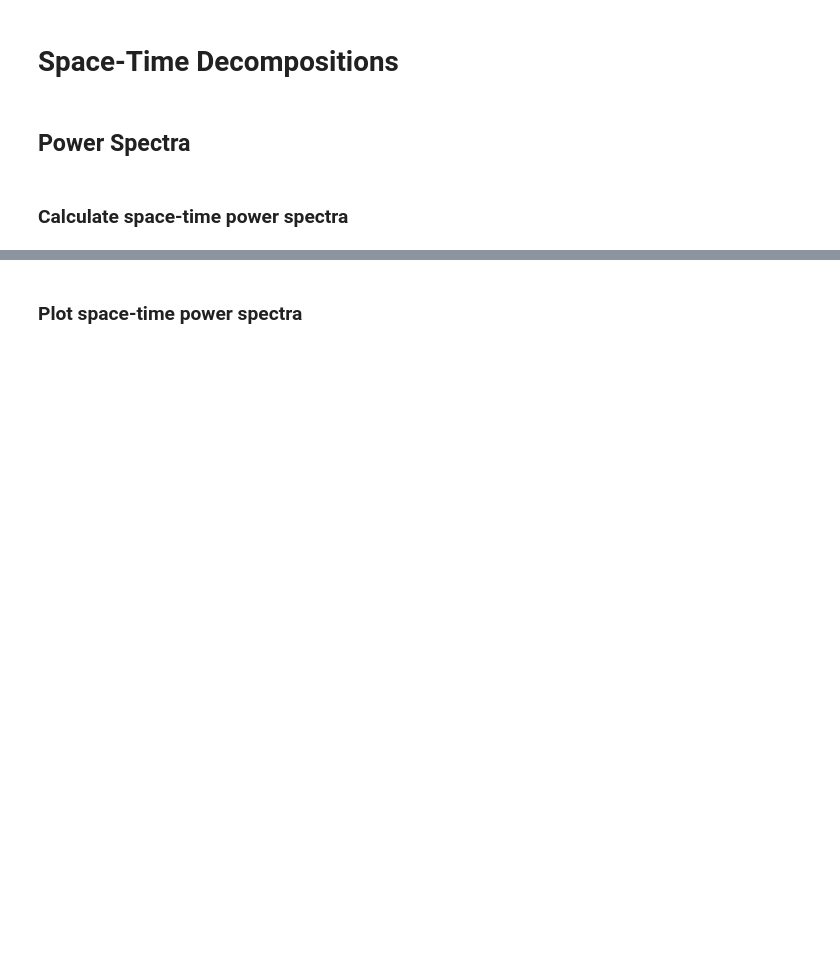
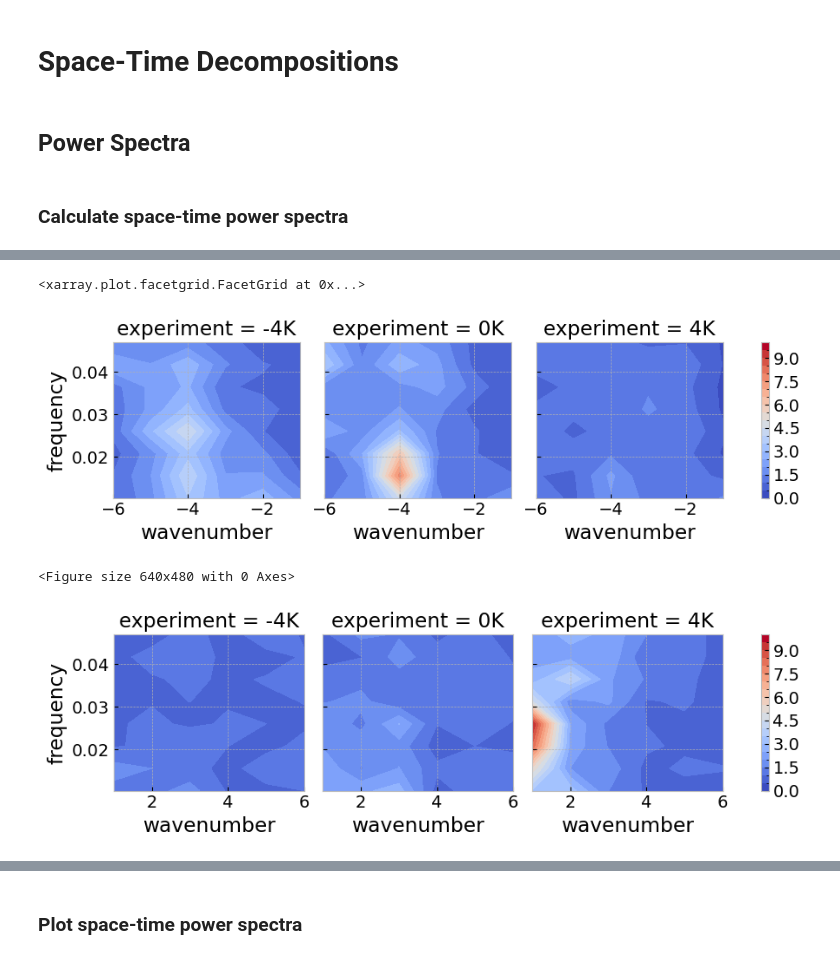
Before and after one commit to spencer-ressel/thesis-work, a Jupyter notebook: python/aquaplanet_analysis/space_time_power_spectrum_analysis.ipynb, the cells around one changed output, grey strips where cells are left out. Drawn from its saved outputs; the diff is of its cells as text; code cells hidden in the pictures; blank space fills up the shorter version.

```diff
--- a/python/aquaplanet_analysis/space_time_power_spectrum_analysis.ipynb
+++ b/python/aquaplanet_analysis/space_time_power_spectrum_analysis.ipynb
@@ -445,3 +476,12 @@ Coordinates:
+# %%
+symmetric_power_spectrum['PRCP'].sel(frequency=slice(1/100, 1/20), wavenumber=slice(-6,-1)).plot.contourf(x='wavenumber', y='frequency', col='experiment', cmap='coolwarm', levels=np.linspace(0, 10, 21))
+plt.figure()
+symmetric_power_spectrum['PRCP'].sel(frequency=slice(1/100, 1/20), wavenumber=slice(1,6)).plot.contourf(x='wavenumber', y='frequency', col='experiment', cmap='coolwarm', levels=np.linspace(0, 10, 21))
+# %% [output]
+<xarray.plot.facetgrid.FacetGrid at 0x...>
+[figure, added]
+<Figure size 640x480 with 0 Axes>
+[figure, added]
 # %%
 p = (np.log10(symmetric_power_spectrum['PRCP'].sel(frequency=slice(1/200, 1/5), wavenumber=slice(-10,10)))).plot(
     x='wavenumber',
```
Also changed, not shown: parts of 8 cells of this notebook, 28 other files.
